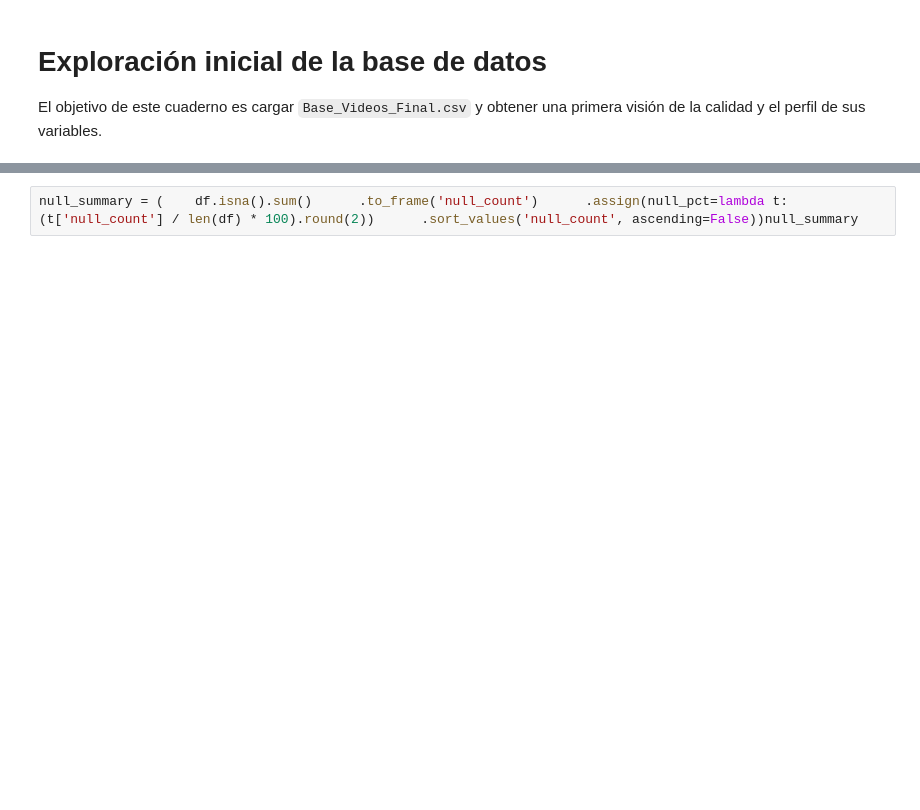
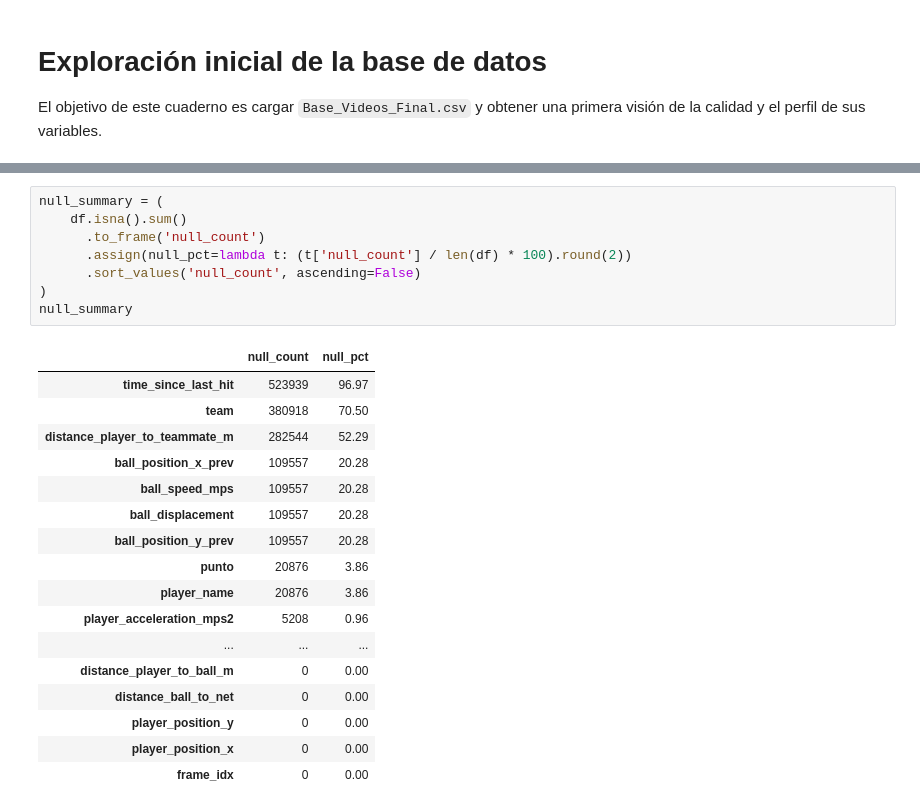
Before and after one commit to FerminEscalona/Paddle_Tournament_Predictor, a Jupyter notebook: Paddle_Predictor.ipynb, the cells around one changed output, grey strips where cells are left out. Drawn from its saved outputs; the diff is of its cells as text; blank space fills up the shorter version.

```diff
--- a/Paddle_Predictor.ipynb
+++ b/Paddle_Predictor.ipynb
@@ -12,3 +52,27 @@ variable_profile = (    df.dtypes.rename('dtype').to_frame()        .assign(non_
 # %%
-null_summary = (    df.isna().sum()      .to_frame('null_count')      .assign(null_pct=lambda t: (t['null_count'] / len(df) * 100).round(2))      .sort_values('null_count', ascending=False))null_summary
+null_summary = (
+    df.isna().sum()
+      .to_frame('null_count')
+      .assign(null_pct=lambda t: (t['null_count'] / len(df) * 100).round(2))
+      .sort_values('null_count', ascending=False)
+)
+null_summary
+# %% [output]
+|  | null_count | null_pct |
+| time_since_last_hit | 523939 | 96.97 |
+| team | 380918 | 70.50 |
+| distance_player_to_teammate_m | 282544 | 52.29 |
+| ball_position_x_prev | 109557 | 20.28 |
+| ball_speed_mps | 109557 | 20.28 |
+| ball_displacement | 109557 | 20.28 |
+| ball_position_y_prev | 109557 | 20.28 |
+| punto | 20876 | 3.86 |
+| player_name | 20876 | 3.86 |
+| player_acceleration_mps2 | 5208 | 0.96 |
+| ... | ... | ... |
+| distance_player_to_ball_m | 0 | 0.00 |
+| distance_ball_to_net | 0 | 0.00 |
+| player_position_y | 0 | 0.00 |
+| player_position_x | 0 | 0.00 |
+| frame_idx | 0 | 0.00 |
 # %% [markdown]
```
Also changed, not shown: parts of 23 cells of this notebook, 1 other file.
